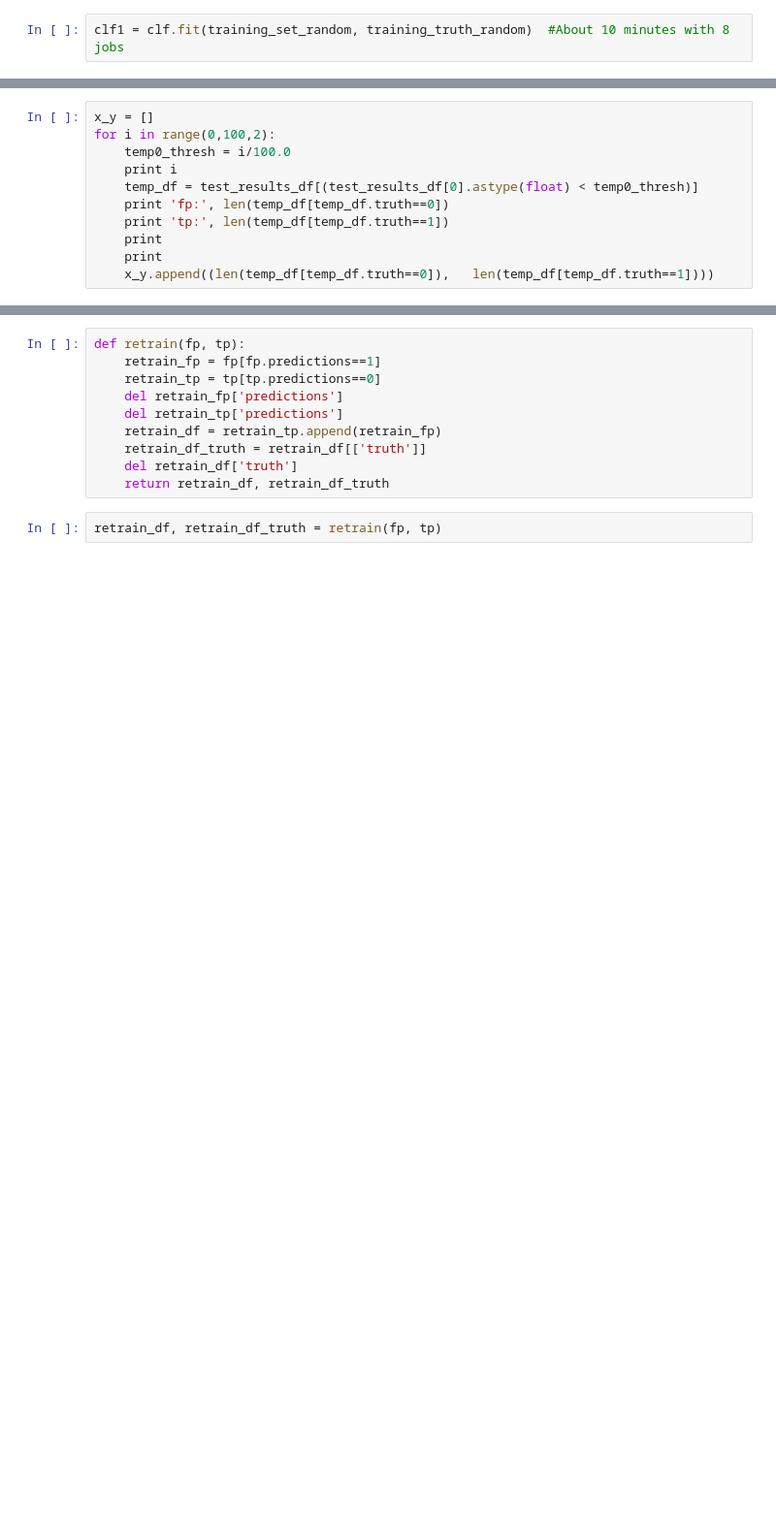
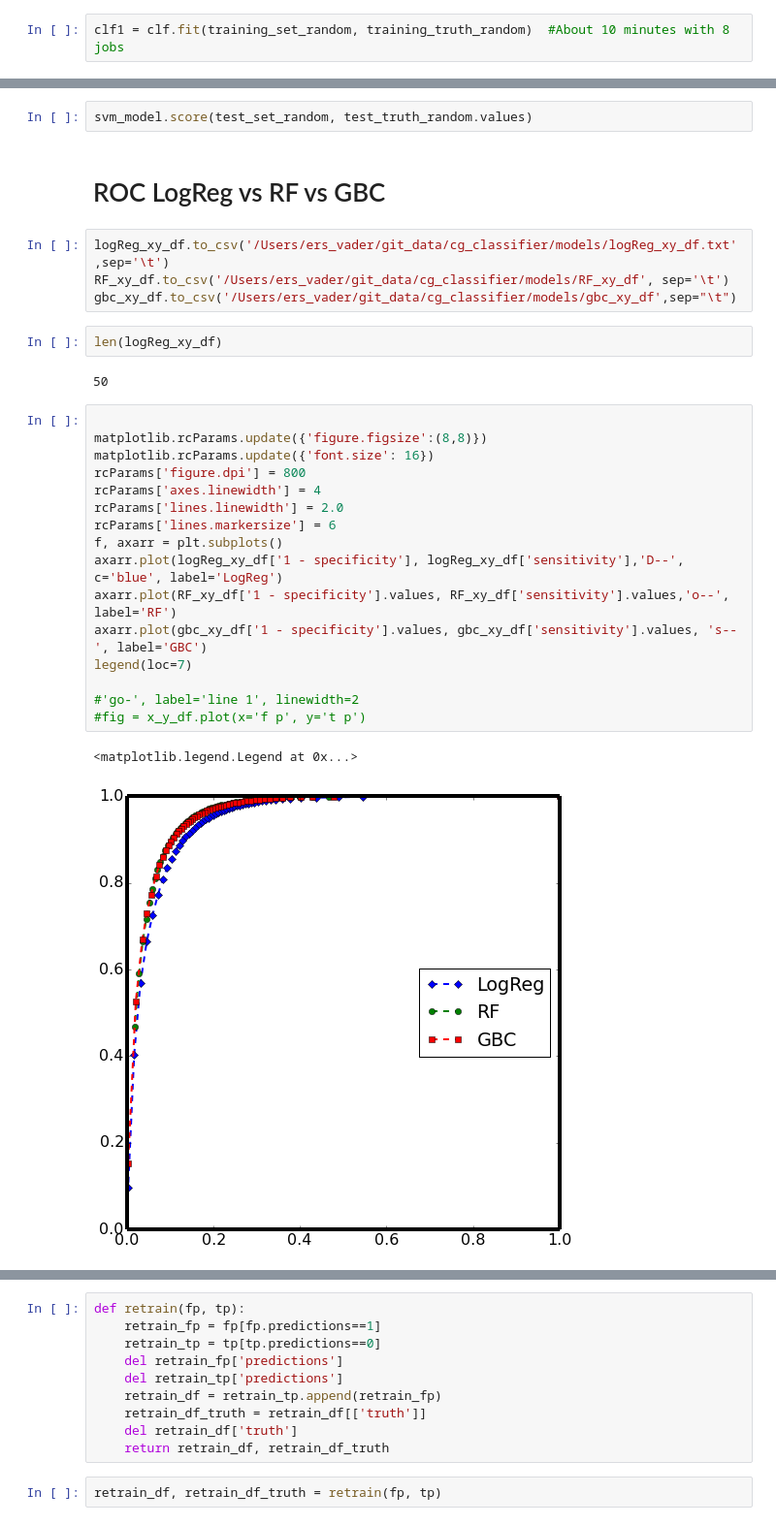
Before and after one commit to Schork-Lab/cg-classifier, a Jupyter notebook: ipynb/cg_RF_NA12877.ipynb, the cells around one changed output, grey strips where cells are left out. Shown: that part at 97% size. Drawn from its saved outputs; the diff is of its cells as text; blank space fills up the shorter version.

```diff
--- a/ipynb/cg_RF_NA12877.ipynb
+++ b/ipynb/cg_RF_NA12877.ipynb
@@ -419,11 +610,0 @@ pd.scatter_matrix(x_y_df, figsize=(8,8),s=100)
-# %%
-x_y = []
-for i in range(0,100,2):
-    temp0_thresh = i/100.0
-    print i
-    temp_df = test_results_df[(test_results_df[0].astype(float) < temp0_thresh)]
-    print 'fp:', len(temp_df[temp_df.truth==0])
-    print 'tp:', len(temp_df[temp_df.truth==1])
-    print
-    print
-    x_y.append((len(temp_df[temp_df.truth==0]),   len(temp_df[temp_df.truth==1])))
@@ -439,0 +828,31 @@ for i in range(0,100,2):
+# %%
+svm_model.score(test_set_random, test_truth_random.values)
+# %% [markdown]
+# ROC LogReg vs RF vs GBC
+# %%
+logReg_xy_df.to_csv('/Users/ers_vader/git_data/cg_classifier/models/logReg_xy_df.txt',sep='\t')
+RF_xy_df.to_csv('/Users/ers_vader/git_data/cg_classifier/models/RF_xy_df', sep='\t')
+gbc_xy_df.to_csv('/Users/ers_vader/git_data/cg_classifier/models/gbc_xy_df',sep="\t")
+# %%
+len(logReg_xy_df)
+# %% [output]
+50
+# %%
+
+matplotlib.rcParams.update({'figure.figsize':(8,8)})
+matplotlib.rcParams.update({'font.size': 16})
+rcParams['figure.dpi'] = 800
+rcParams['axes.linewidth'] = 4
+rcParams['lines.linewidth'] = 2.0
+rcParams['lines.markersize'] = 6
+f, axarr = plt.subplots()
+axarr.plot(logReg_xy_df['1 - specificity'], logReg_xy_df['sensitivity'],'D--', c='blue', label='LogReg')
+axarr.plot(RF_xy_df['1 - specificity'].values, RF_xy_df['sensitivity'].values,'o--', label='RF')
+axarr.plot(gbc_xy_df['1 - specificity'].values, gbc_xy_df['sensitivity'].values, 's--', label='GBC')
+legend(loc=7)
+
+#'go-', label='line 1', linewidth=2
+#fig = x_y_df.plot(x='f p', y='t p')
+# %% [output]
+<matplotlib.legend.Legend at 0x...>
+[figure, added]
```
Also changed, not shown: parts of 97 cells of this notebook.
